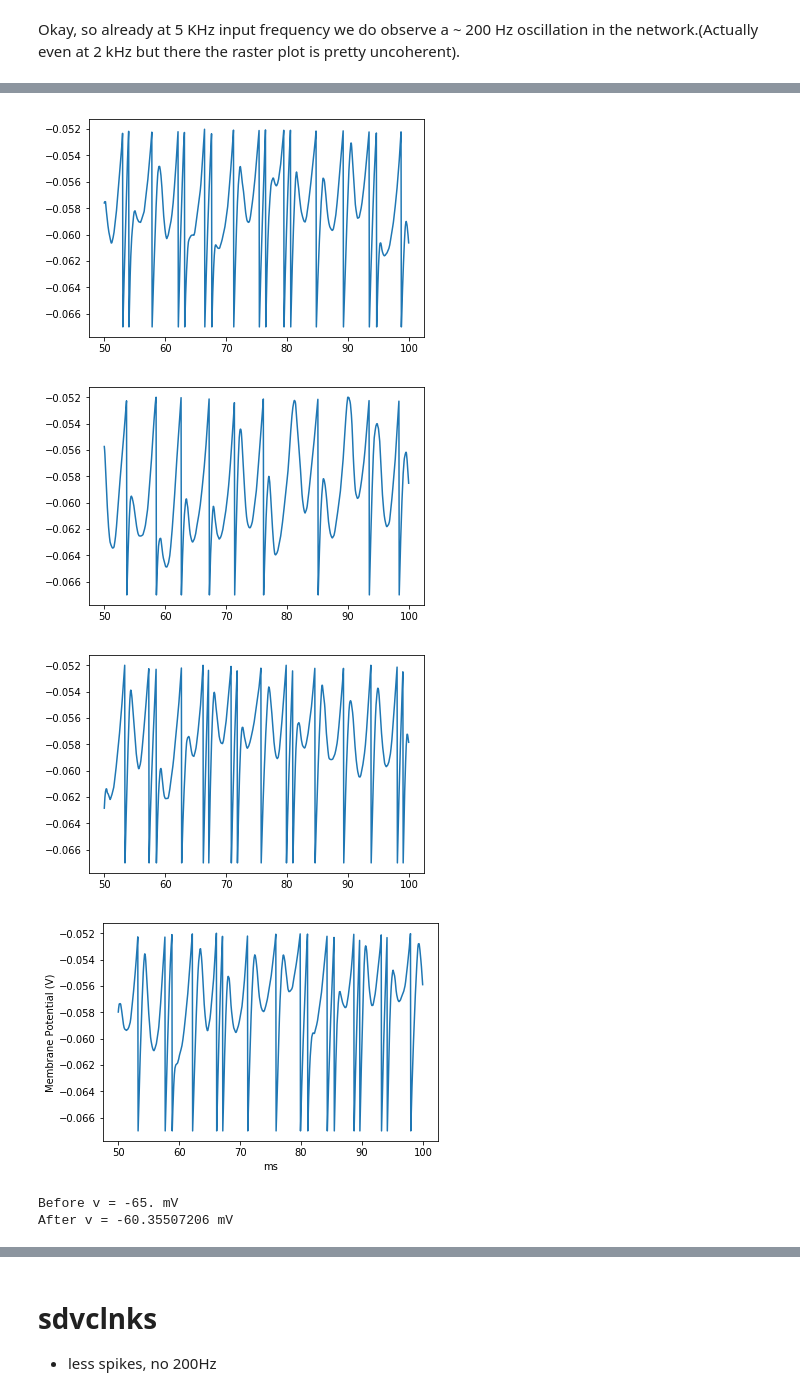
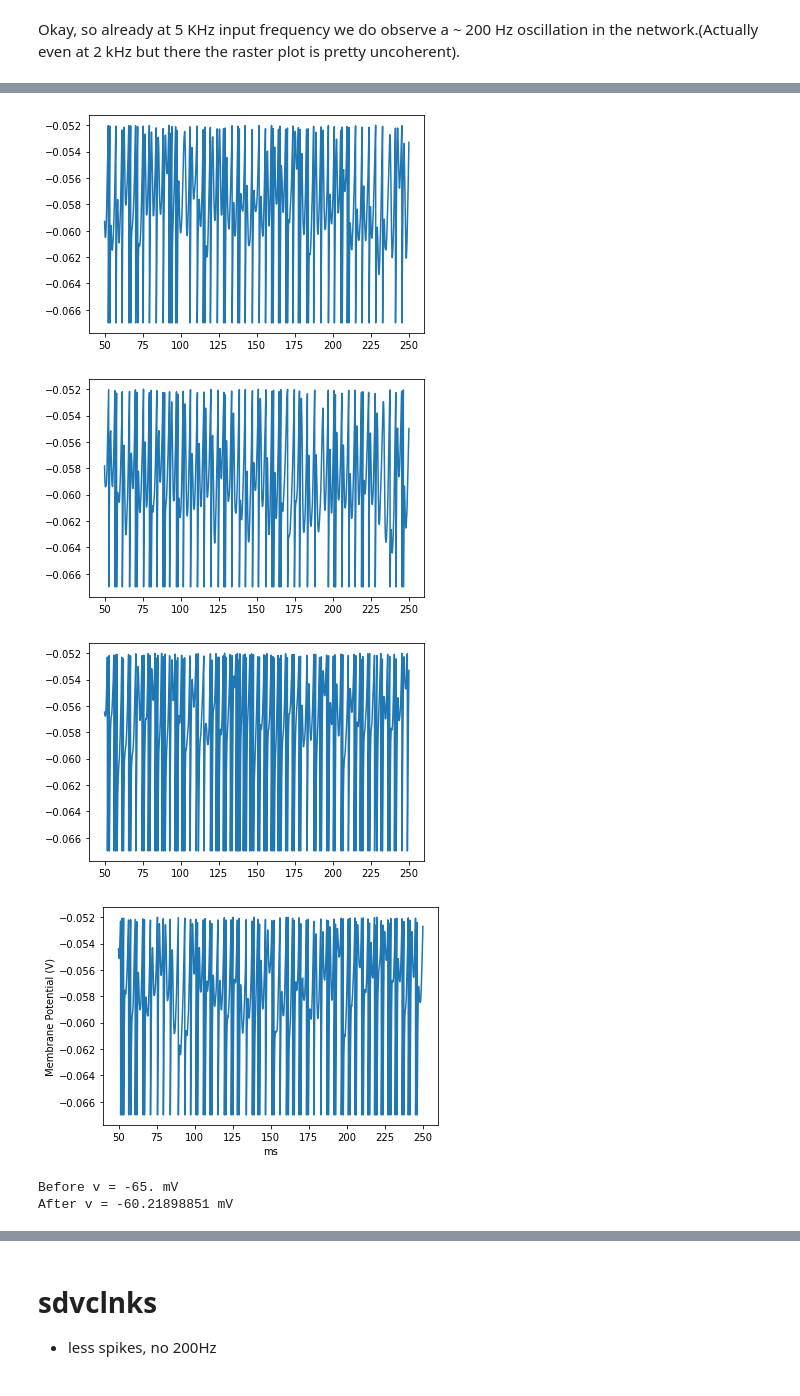
Before and after one commit to debapratimj/Inter-Net, a Jupyter notebook: Plots.ipynb, the cells around one changed output, grey strips where cells are left out. Saved outputs shown, nothing was run; the diff lists cells and outputs as text; code cells hidden in the pictures.

```diff
--- a/Plots.ipynb
+++ b/Plots.ipynb
@@ -281,12 +349,12 @@ plot_all(T_8k, v_pop_8k, Rate_Mon_8k, Spike_Mon_8k, simulation_duration_8k)
 # %%
 ## 10000 Hz
 start_scope()
-simulation_duration_10k = 100*ms
+simulation_duration_10k = 500*ms
 input_freqency_10k = 10000
 
 State_Mon_10k, Spike_Mon_10k, Rate_Mon_10k = do_simulation(simulation_duration_10k, input_freqency_10k)
 
-T_10k = State_Mon_10k.t[1000:]/ms
-v_pop_10k = np.mean(State_Mon_10k.v , axis = 0)[1000:]     # population level average
+T_10k = State_Mon_10k.t/ms
+rate_10k = Rate_Mon_10k.smooth_rate(width=1*ms)
 # %% [output]
 Before v = -65. mV
@@ -298,8 +369,8 @@ plot_all(T_10k, v_pop_10k, Rate_Mon_10k, Spike_Mon_10k, simulation_duration_10k)
 # %%
 #plt.figure(figsize=(17,7))
-for i in range(10):
+for p in range(10):
     plt.figure()
-    plot((State_Mon_10k.t[:]/ms)[1000:5000], (State_Mon_10k.v[i][:])[1000:5000])
+    plot((State_Mon_10k.t[:]/ms)[1000:5000], (State_Mon_10k.v[p][:])[1000:5000])
 xlabel('ms')
 ylabel('Membrane Potential (V)')
 plt.show()
@@ -313,17 +384,17 @@ plt.show()
-[figure, old version]
+[figure, new version]
-[figure, old version]
+[figure, new version]
-[figure, old version]
+[figure, new version]
-[figure, old version]
+[figure, new version]
 # %%
 ## 15000 Hz
 start_scope()
-simulation_duration_15k = 100*ms
+simulation_duration_15k = 500*ms
 input_freqency_15k = 15000
 
 State_Mon_15k, Spike_Mon_15k, Rate_Mon_15k = do_simulation(simulation_duration_15k, input_freqency_15k)
 
-T_15k = State_Mon_15k.t[1000:]/ms
-v_pop_15k = np.mean(State_Mon_15k.v , axis = 0)[1000:]     # population level average
+T_15k = State_Mon_15k.t/ms
+rate_15k = Rate_Mon_15k.smooth_rate(width=1*ms)
 # %% [output]
 Before v = -65. mV
-After v = -60.35507206 mV
+After v = -60.21898851 mV
```
Also changed, not shown: parts of 47 cells of this notebook.
